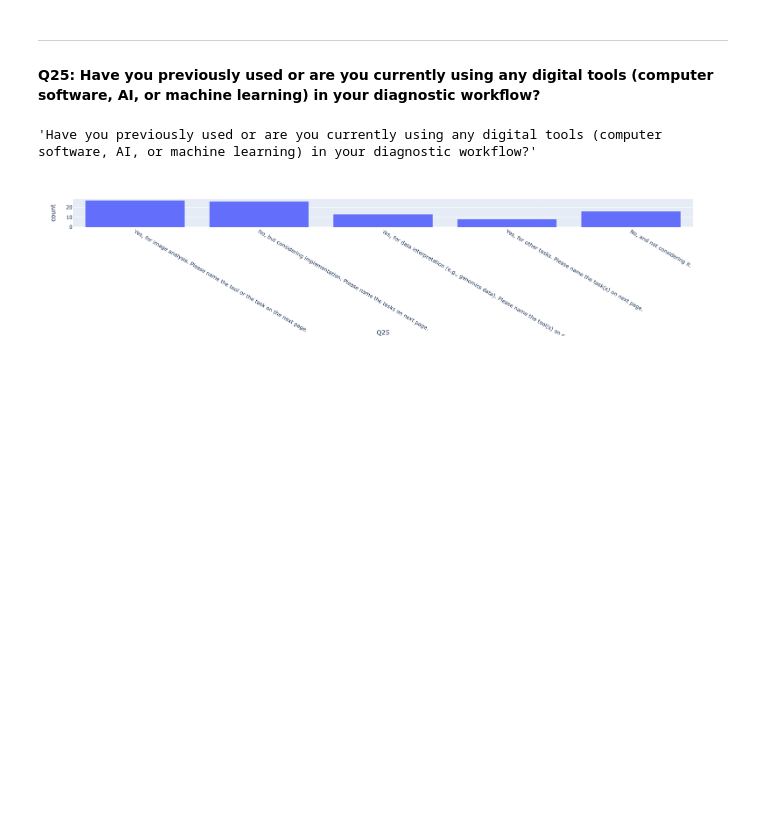
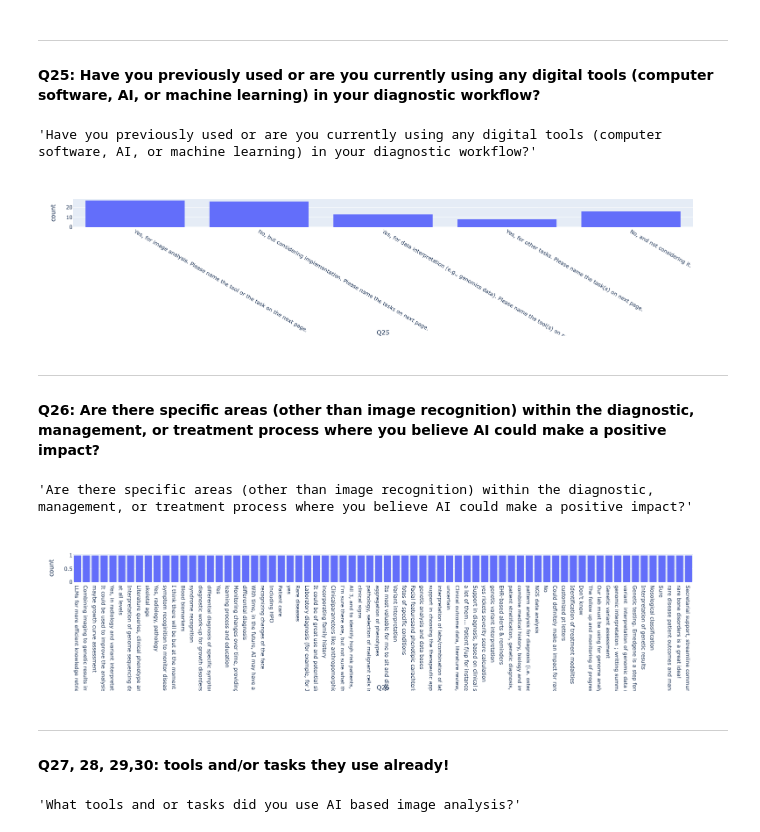
Before and after one commit to behjava/Bone2Gene_Survey, a Jupyter notebook: B2G_Survey_Analysis.ipynb, the cells around one changed output. Cells and saved outputs as stored; diff of their text form; code cells hidden in the pictures; blank space fills up the shorter version.

```diff
--- a/B2G_Survey_Analysis.ipynb
+++ b/B2G_Survey_Analysis.ipynb
@@ -284,3 +284,22 @@ fig = px.histogram(data, x='Q25')
 fig.show()
 # %% [output]
 [figure]
+# %% [markdown]
+***
+#### Q26: Are there specific areas (other than image recognition) within the diagnostic, management, or treatment process where you believe AI could make a positive impact?
+# %%
+header_question_dict['Q26']
+# %% [output]
+'Are there specific areas (other than image recognition) within the diagnostic, management, or treatment process where you believe AI could make a positive impact?'
+# %%
+fig = px.histogram(data, x='Q26')
+fig.show()
+# %% [output]
+[figure, added]
+# %% [markdown]
+***
+#### Q27, 28, 29,30: tools and/or tasks they use already!
+# %%
+header_question_dict['Q27']
+# %% [output]
+'What tools and or tasks did you use AI based image analysis?'
```
Also changed, not shown: parts of 26 cells of this notebook.
